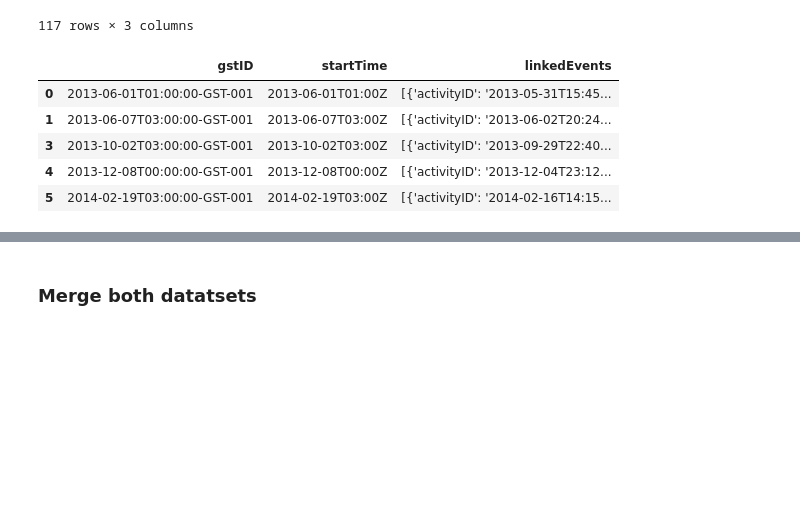
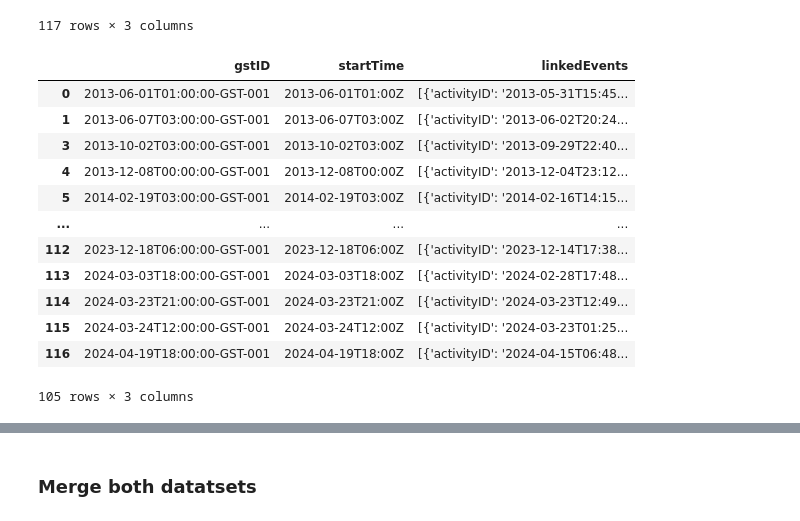
Before and after one commit to tamfree/data-sourcing-challenge, a Jupyter notebook: retrieve_data.ipynb, the cells around one changed output, grey strips where cells are left out. Drawn from its saved outputs; the diff is of its cells as text; code cells hidden in the pictures; blank space fills up the shorter version.

```diff
--- a/retrieve_data.ipynb
+++ b/retrieve_data.ipynb
@@ -355,11 +355,12 @@ print(json.dumps(cme_json[0], indent=4))
     "linkedEvents": null
 }
 # %%
+GST_ID_COL = "gstID"
 # Convert gst_json to a Pandas DataFrame
 gst_df = pd.DataFrame(gst_json)
 # Keep only the columns: activityID, startTime, linkedEvents
 limited_gst_df = pd.DataFrame({
-        "gstID": gst_df["gstID"],
+        "gstID": gst_df[GST_ID_COL],
         "startTime": gst_df[START_TIME_COL],
         "linkedEvents": gst_df[LINKED_EVENTS_COL]
 })
@@ -381,13 +382,22 @@ limited_gst_df
 # %%
 # Notice that the linkedEvents column allows us to identify the corresponding CME
 # Remove rows with missing 'linkedEvents' since we won't be able to assign these to CME
+limited_gst_df = limited_gst_df.dropna(subset=["linkedEvents"])
+limited_gst_df
 # %% [output]
 |  | gstID | startTime | linkedEvents |
 | 0 | 2013-06-01T01:00:00-GST-001 | 2013-06-01T01:00Z | [{'activityID': '2013-05-31T15:45... |
 | 1 | 2013-06-07T03:00:00-GST-001 | 2013-06-07T03:00Z | [{'activityID': '2013-06-02T20:24... |
 | 3 | 2013-10-02T03:00:00-GST-001 | 2013-10-02T03:00Z | [{'activityID': '2013-09-29T22:40... |
 | 4 | 2013-12-08T00:00:00-GST-001 | 2013-12-08T00:00Z | [{'activityID': '2013-12-04T23:12... |
 | 5 | 2014-02-19T03:00:00-GST-001 | 2014-02-19T03:00Z | [{'activityID': '2014-02-16T14:15... |
+| ... | ... | ... | ... |
+| 112 | 2023-12-18T06:00:00-GST-001 | 2023-12-18T06:00Z | [{'activityID': '2023-12-14T17:38... |
+| 113 | 2024-03-03T18:00:00-GST-001 | 2024-03-03T18:00Z | [{'activityID': '2024-02-28T17:48... |
+| 114 | 2024-03-23T21:00:00-GST-001 | 2024-03-23T21:00Z | [{'activityID': '2024-03-23T12:49... |
+| 115 | 2024-03-24T12:00:00-GST-001 | 2024-03-24T12:00Z | [{'activityID': '2024-03-23T01:25... |
+| 116 | 2024-04-19T18:00:00-GST-001 | 2024-04-19T18:00Z | [{'activityID': '2024-04-15T06:48... |
+105 rows × 3 columns
 # %%
 # Notice that the linkedEvents sometimes contains multiple events per row
 # Use the explode method to ensure that each row is one element. Ensure to reset the index and drop missing values.
```
Also changed, not shown: parts of 4 cells of this notebook.
